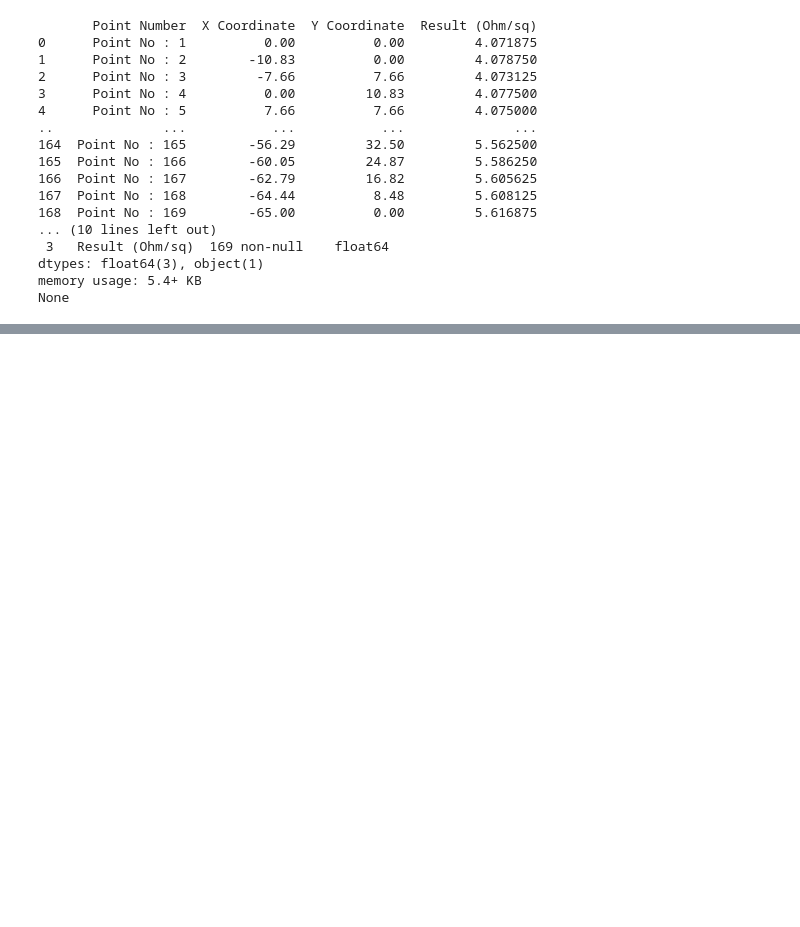
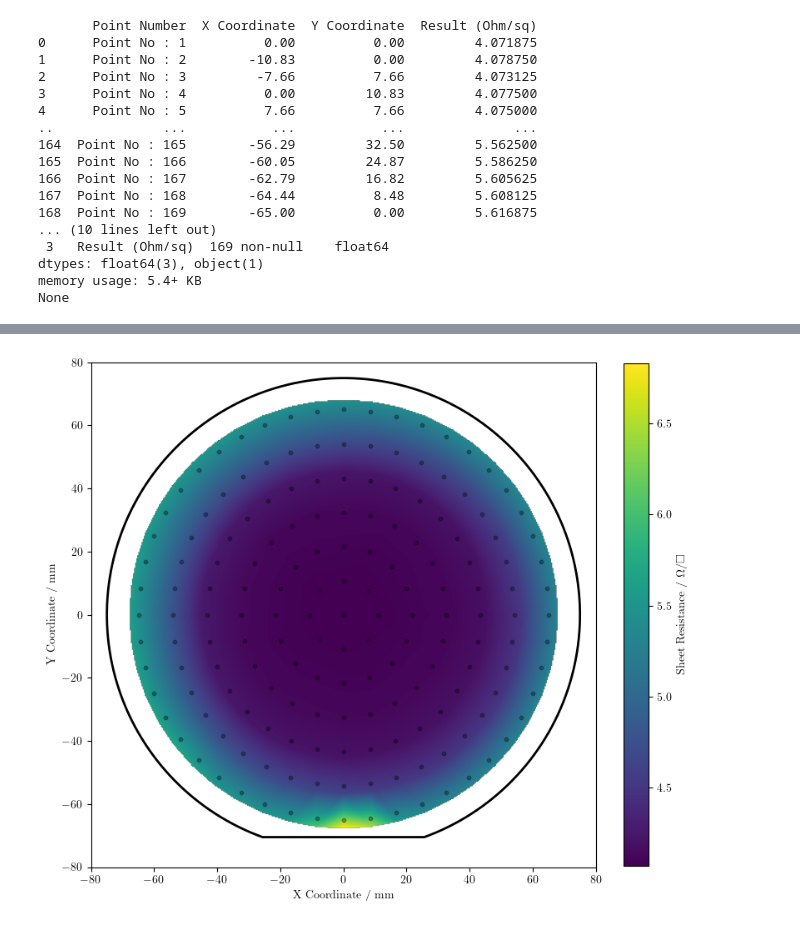
Before and after one commit to XXLutz13/Master_data, a Jupyter notebook: OtherStuff/4_point.ipynb, the cells around one changed output, grey strips where cells are left out. Cells and saved outputs as stored; diff of their text form; code cells hidden in the pictures; blank space fills up the shorter version.

Commit message:
plotted 4 point

```diff
--- a/OtherStuff/4_point.ipynb
+++ b/OtherStuff/4_point.ipynb
@@ -5,9 +5,19 @@ import matplotlib.pyplot as plt
 
 from scipy.interpolate import griddata
 from matplotlib.patches import Circle
+from matplotlib.path import Path
+import matplotlib.patches as patches
 import os
+
+plt.rcParams.update({
+    "font.family": "serif",
+    "font.serif": ["Latin Modern Roman"],  # must be installed on your system
+    "mathtext.fontset": "cm",             # Computer Modern math, matches LaTeX style
+    "text.usetex": True,                    # render text via LaTeX
+    "text.latex.preamble": r"\usepackage{amssymb}"
+})
 # %%
-file_path = r"K:\tech_stud\Hager_Lutz\NiSi-Stückchen\4-point\Ni_2Si_SiO2.xlsx"
+file_path = r"..\Data\4-point\Ni_2Si_SiO2.xlsx"
 
 data = pd.read_excel(file_path, header=44, decimal=',')
 data.astype({"X Coordinate": "float64", "Y Coordinate": "float64"}).dtypes
@@ -178,0 +59,59 @@ plot_wafer_map(
+# %%
+fig, ax = plt.subplots(figsize=(8, 8))
+R = 75
+L = 57.0 # flat length
+# d = np.sqrt(R**2 - (L/2)**2) # distance from center to flat
+# angle_flat_rad = np.arcsin((L/2) / R)
+# angle_flat_deg = np.degrees(angle_flat_rad)
+# print(angle_flat_deg)
+
+angle_start_deg = -110
+angle_end_deg = -70
+
+# Points along the major arc
+angles = np.linspace(angle_end_deg, angle_start_deg + 360, 200) # Full circle arc
+arc_points_x = R * np.cos(np.radians(angles))
+arc_points_y = R * np.sin(np.radians(angles))
+arc_points = np.column_stack((arc_points_x, arc_points_y))
+
+# The straight flat line segment connecting end of arc back to start
+flat_line = np.array([arc_points[0], arc_points[-1]])
+
+# Define vertices and codes for the path
+verts = np.concatenate([arc_points, [flat_line[1]]]) # Add the start point again to close
+codes = [Path.MOVETO] + [Path.LINETO] * (len(verts) - 2) + [Path.CLOSEPOLY]
+
+# Create Path and Patch
+wafer_path = Path(verts, codes)
+wafer_patch = patches.PathPatch(wafer_path, facecolor='none', edgecolor='black', linewidth=2)
+
+ax.add_patch(wafer_patch)
+
+# plot datapoints
+ax.scatter(x, y, color='black', s=10, alpha=0.3)
+
+im = plt.imshow(grid_z,
+                origin='lower',
+                extent=[grid_x.min()- 3, grid_x.max()+ 3, grid_y.min()- 3, grid_y.max()+ 3],
+                cmap="viridis")
+# im = plt.imshow(grid_z,
+#                 origin='lower',
+#                 extent=[x.min(), x.max(), y.min(), y.max()],
+#                 cmap="jet")
+
+cbar = plt.colorbar(im, fraction=0.045, pad=0.05)
+cbar.set_label("Sheet Resistance / $\\Omega / \\square$")
+# cbar.set_label("Sheet Resistance / $\\Omega / sq$")
+
+ax.set_aspect('equal')
+ax.set_xlabel("X Coordinate / mm")
+ax.set_ylabel("Y Coordinate / mm")
+ax.set_xlim(-80, 80)
+ax.set_ylim(-80, 80)
+ax.set_aspect('equal')
+plt.tight_layout()
+
+plt.savefig(f'../Images/4_point/Ni_2Si_SiO2.pdf', dpi=500)
+plt.show()
+# %% [output]
+[figure, added]
```
Also changed, not shown: parts of 3 cells of this notebook, 7 other files.
